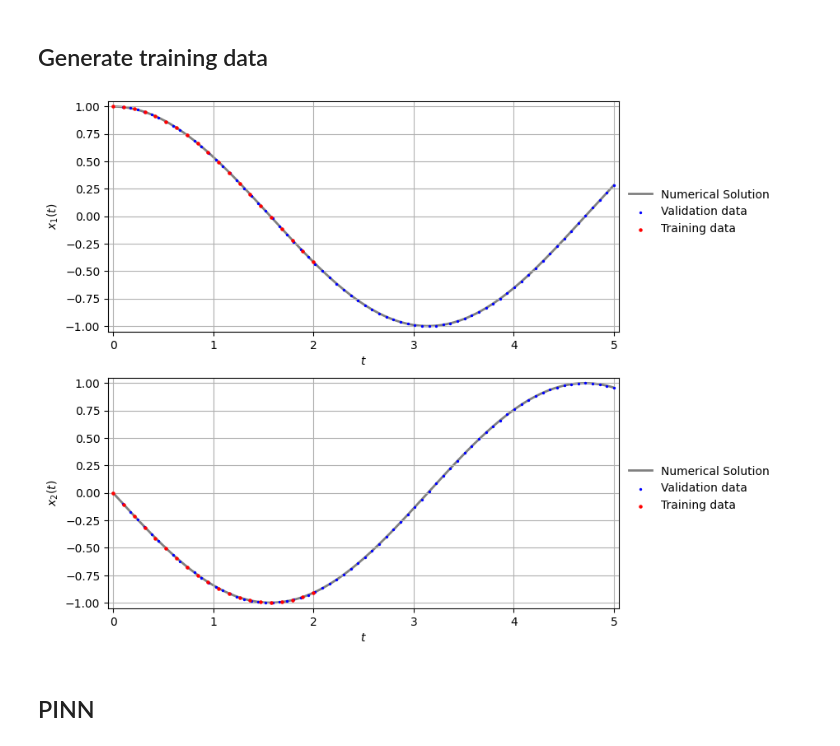
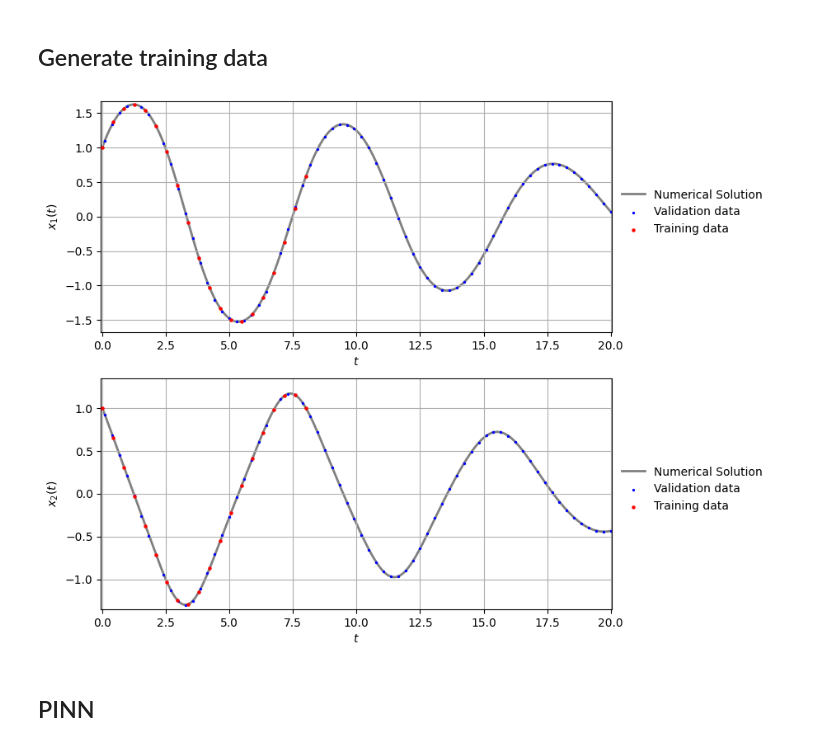
Before and after one commit to Mehdi-Haned/PINNs-Spring2025, a Jupyter notebook: systems/PINN_systems.ipynb, the cells around one changed output. Drawn from its saved outputs; the diff is of its cells as text; code cells hidden in the pictures.

```diff
--- a/systems/PINN_systems.ipynb
+++ b/systems/PINN_systems.ipynb
@@ -17,24 +17,32 @@ torch.manual_seed(123)
 # Parameters and initial conditions
 # w0^2 = g/L,
 
-X0 = [1, 0]
+X0 = [1, 1]
+b  = 0.2
+w0 = 1
 
 # time domain
 ti = 0
-tf = 5
+tf = 20
 N  = 1000
 
 t = torch.linspace(ti, tf, N).view(-1,1)
 
-def f1(x1, x2):
-    return x2
+def f1(x1, x2, t):
+    if isinstance(x1, torch.Tensor) and isinstance(x1, torch.Tensor):
+        return x2
+    else:
+        return x2
 
-def f2(x1, x2):
-    return -x1
+def f2(x1, x2, t):
+    if isinstance(x1, torch.Tensor) and isinstance(x1, torch.Tensor):
+        return -torch.sin(x1) - b*x2 + 0.3*torch.cos(0.7*t)
+    else:
+        return -np.sin(x1) - b*x2 + 0.3*np.cos(0.7*t)
 
 # Numerical Solution
 def ODE(X, t):
-    dXdt = [f1(X[0], X[1]), f2(X[0], X[1])]
+    dXdt = [f1(X[0], X[1], t), f2(X[0], X[1], t)]
     return dXdt
 
 solution = torch.from_numpy(odeint(ODE, X0, t.numpy().flatten())).view(-1,2)
@@ -56,34 +64,34 @@ x2_data = training_data[:,1].view(-1,1)
 N_validation = 70
 t_val  = torch.linspace(ti+0.1, tf, N_validation).view(-1,1)
 validation_data = solution[torch.searchsorted(t.flatten(), t_val.flatten()), :]
 x1_val = validation_data[:,0].view(-1,1)
 x2_val = validation_data[:,1].view(-1,1)
 
 fig, axes = plt.subplots(nrows=2, ncols=1, figsize=(8, 8))
 
 axes[0].plot(t, x1, label="Numerical Solution", color='grey', lw=2, alpha=1, linestyle='-', zorder=1)
 axes[0].scatter(t_val, x1_val, color="blue", label="Validation data", s=2, zorder=2)
 axes[0].scatter(t_data, x1_data, color="red", label="Training data", s=5, zorder=3)
 axes[0].set_xlim(ti-.05, tf+0.05)
 axes[0].set_ylim(-x1_max-.05, x1_max+0.05)
 axes[0].set_xlabel('$t$')
 axes[0].set_ylabel('$x_1(t)$')
 axes[0].legend(frameon=False, loc=(1.01, 0.40))
 axes[0].grid()
 
 axes[1].plot(t, x2, label="Numerical Solution", color='grey', lw=2, alpha=1, linestyle='-', zorder=1)
 axes[1].scatter(t_val, x2_val, color="blue", label="Validation data", s=2, zorder=2)
 axes[1].scatter(t_data, x2_data, color="red", label="Training data", s=5, zorder=3)
 axes[1].set_xlim(ti-.05, tf+0.05)
 axes[1].set_ylim(-x2_max-.05, x2_max+0.05)
 axes[1].set_xlabel('$t$')
 axes[1].set_ylabel('$x_2(t)$')
 axes[1].legend(frameon=False, loc=(1.01, 0.40))
 axes[1].grid()
 
 plt.show()
 # %% [output]
-[figure, old version]
+[figure, new version]
 # %% [markdown]
 ## PINN
 # %%
```
Also changed, not shown: parts of 7 cells of this notebook, 4 other files.
